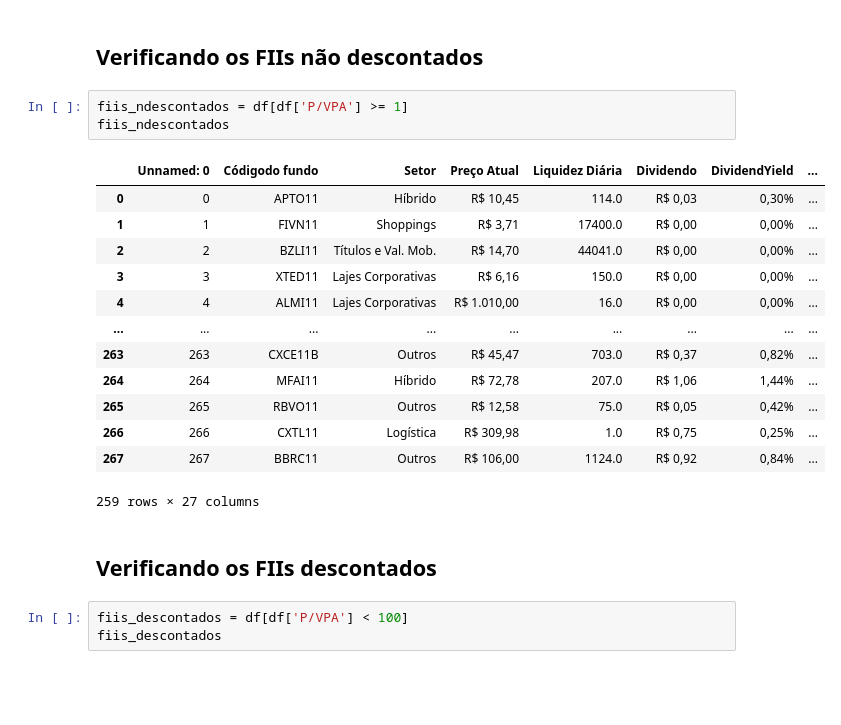
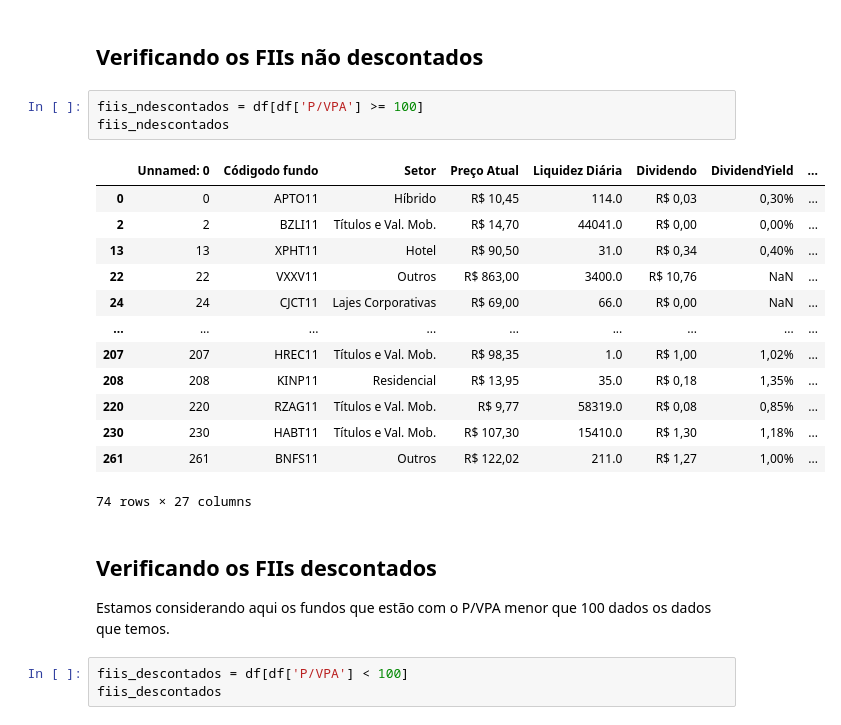
Before and after one commit to fgsantosti/AlgoritmoseProgramacao, a Jupyter notebook: Fundos_Imobiliarios_Analise_de_Dados.ipynb, the cells around one changed output. Saved outputs shown, nothing was run; the diff lists cells and outputs as text; blank space fills up the shorter version.

```diff
--- a/Fundos_Imobiliarios_Analise_de_Dados.ipynb
+++ b/Fundos_Imobiliarios_Analise_de_Dados.ipynb
@@ -147,24 +150,26 @@ df
 # %% [markdown]
 ## Verificando os FIIs não descontados
 # %%
-fiis_ndescontados = df[df['P/VPA'] >= 1]
+fiis_ndescontados = df[df['P/VPA'] >= 100]
 fiis_ndescontados
 # %% [output]
 |  | Unnamed: 0 | Códigodo fundo | Setor | Preço Atual | Liquidez Diária | Dividendo | DividendYield | ... |
 | 0 | 0 | APTO11 | Híbrido | R$ 10,45 | 114.0 | R$ 0,03 | 0,30% | ... |
-| 1 | 1 | FIVN11 | Shoppings | R$ 3,71 | 17400.0 | R$ 0,00 | 0,00% | ... |
 | 2 | 2 | BZLI11 | Títulos e Val. Mob. | R$ 14,70 | 44041.0 | R$ 0,00 | 0,00% | ... |
-| 3 | 3 | XTED11 | Lajes Corporativas | R$ 6,16 | 150.0 | R$ 0,00 | 0,00% | ... |
-| 4 | 4 | ALMI11 | Lajes Corporativas | R$ 1.010,00 | 16.0 | R$ 0,00 | 0,00% | ... |
+| 13 | 13 | XPHT11 | Hotel | R$ 90,50 | 31.0 | R$ 0,34 | 0,40% | ... |
+| 22 | 22 | VXXV11 | Outros | R$ 863,00 | 3400.0 | R$ 10,76 | NaN | ... |
+| 24 | 24 | CJCT11 | Lajes Corporativas | R$ 69,00 | 66.0 | R$ 0,00 | NaN | ... |
 | ... | ... | ... | ... | ... | ... | ... | ... | ... |
-| 263 | 263 | CXCE11B | Outros | R$ 45,47 | 703.0 | R$ 0,37 | 0,82% | ... |
-| 264 | 264 | MFAI11 | Híbrido | R$ 72,78 | 207.0 | R$ 1,06 | 1,44% | ... |
-| 265 | 265 | RBVO11 | Outros | R$ 12,58 | 75.0 | R$ 0,05 | 0,42% | ... |
-| 266 | 266 | CXTL11 | Logística | R$ 309,98 | 1.0 | R$ 0,75 | 0,25% | ... |
-| 267 | 267 | BBRC11 | Outros | R$ 106,00 | 1124.0 | R$ 0,92 | 0,84% | ... |
+| 207 | 207 | HREC11 | Títulos e Val. Mob. | R$ 98,35 | 1.0 | R$ 1,00 | 1,02% | ... |
+| 208 | 208 | KINP11 | Residencial | R$ 13,95 | 35.0 | R$ 0,18 | 1,35% | ... |
+| 220 | 220 | RZAG11 | Títulos e Val. Mob. | R$ 9,77 | 58319.0 | R$ 0,08 | 0,85% | ... |
+| 230 | 230 | HABT11 | Títulos e Val. Mob. | R$ 107,30 | 15410.0 | R$ 1,30 | 1,18% | ... |
+| 261 | 261 | BNFS11 | Outros | R$ 122,02 | 211.0 | R$ 1,27 | 1,00% | ... |
-259 rows × 27 columns
+74 rows × 27 columns
-# %% [markdown]
-## Verificando os FIIs descontados
+# %% [markdown]
+## Verificando os FIIs descontados
+
+Estamos considerando aqui os fundos que estão com o P/VPA menor que 100 dados os dados que temos.
 # %%
 fiis_descontados = df[df['P/VPA'] < 100]
 fiis_descontados
```
Also changed, not shown: parts of 8 cells of this notebook.
